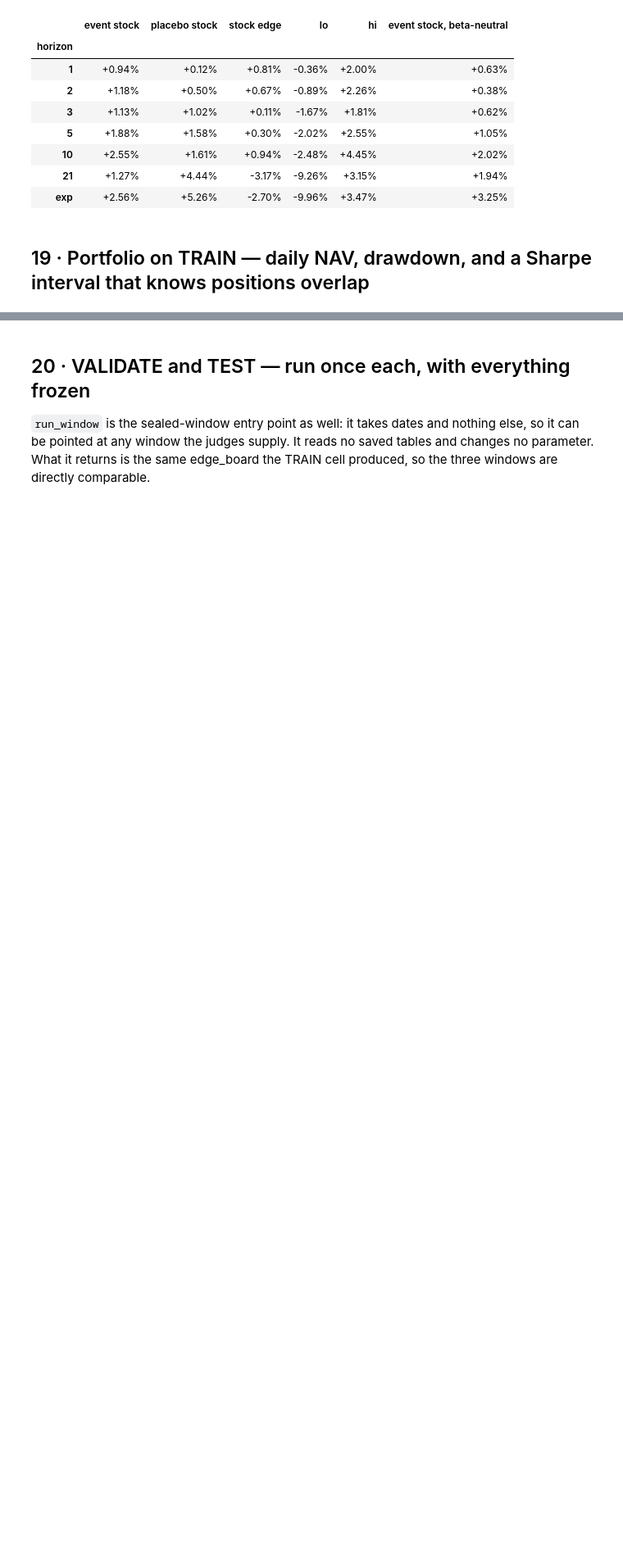
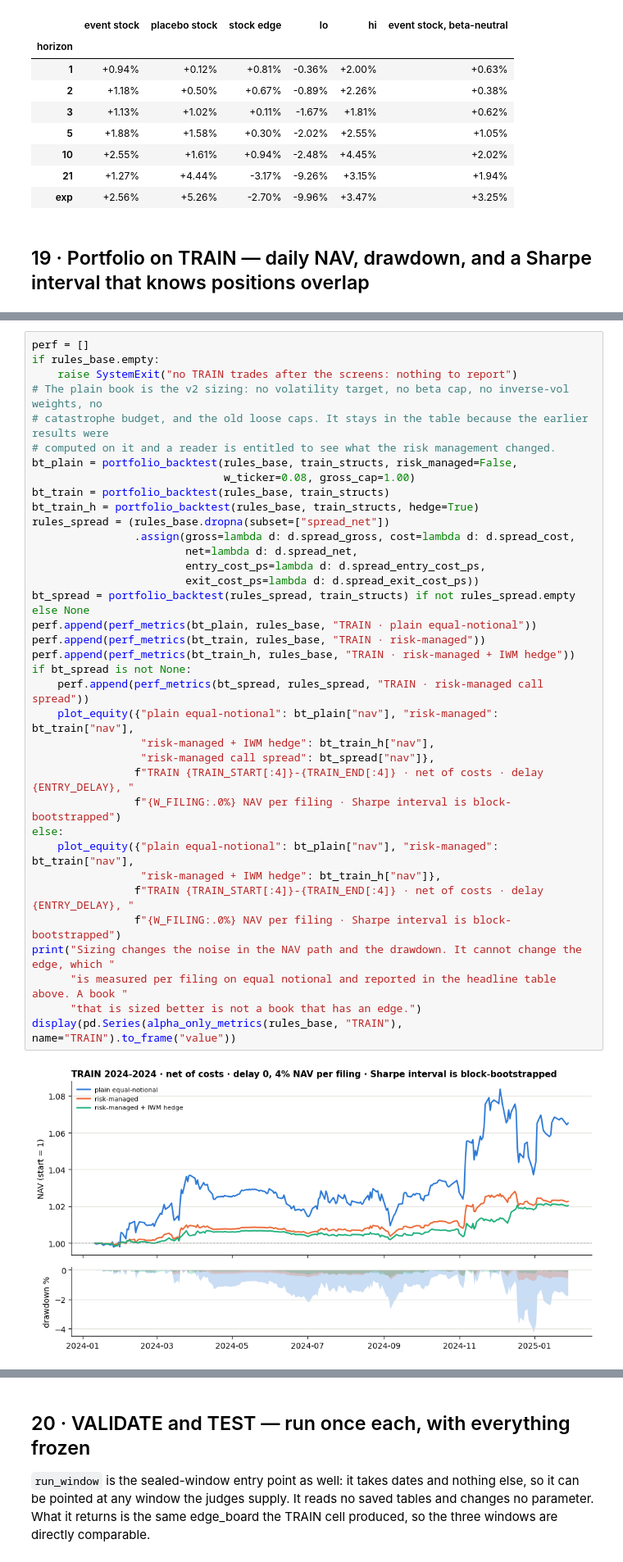
Before and after one commit to 124812/massiveandslightlypassive1, a Jupyter notebook: strategy_v2.ipynb, the cells around one changed output, grey strips where cells are left out. Shown at 82% size. Cells and saved outputs as stored; diff of their text form; blank space fills up the shorter version.

```diff
--- a/strategy_v2.ipynb
+++ b/strategy_v2.ipynb
@@ -2175,0 +2424,38 @@ display(pd.Series(alpha_only_metrics(rules_base, "TRAIN"), name="TRAIN").to_fram
+# %%
+perf = []
+if rules_base.empty:
+    raise SystemExit("no TRAIN trades after the screens: nothing to report")
+# The plain book is the v2 sizing: no volatility target, no beta cap, no inverse-vol weights, no
+# catastrophe budget, and the old loose caps. It stays in the table because the earlier results were
+# computed on it and a reader is entitled to see what the risk management changed.
+bt_plain = portfolio_backtest(rules_base, train_structs, risk_managed=False,
+                              w_ticker=0.08, gross_cap=1.00)
+bt_train = portfolio_backtest(rules_base, train_structs)
+bt_train_h = portfolio_backtest(rules_base, train_structs, hedge=True)
+rules_spread = (rules_base.dropna(subset=["spread_net"])
+                .assign(gross=lambda d: d.spread_gross, cost=lambda d: d.spread_cost,
+                        net=lambda d: d.spread_net,
+                        entry_cost_ps=lambda d: d.spread_entry_cost_ps,
+                        exit_cost_ps=lambda d: d.spread_exit_cost_ps))
+bt_spread = portfolio_backtest(rules_spread, train_structs) if not rules_spread.empty else None
+perf.append(perf_metrics(bt_plain, rules_base, "TRAIN · plain equal-notional"))
+perf.append(perf_metrics(bt_train, rules_base, "TRAIN · risk-managed"))
+perf.append(perf_metrics(bt_train_h, rules_base, "TRAIN · risk-managed + IWM hedge"))
+if bt_spread is not None:
+    perf.append(perf_metrics(bt_spread, rules_spread, "TRAIN · risk-managed call spread"))
+    plot_equity({"plain equal-notional": bt_plain["nav"], "risk-managed": bt_train["nav"],
+                 "risk-managed + IWM hedge": bt_train_h["nav"],
+                 "risk-managed call spread": bt_spread["nav"]},
+                f"TRAIN {TRAIN_START[:4]}-{TRAIN_END[:4]} · net of costs · delay {ENTRY_DELAY}, "
+                f"{W_FILING:.0%} NAV per filing · Sharpe interval is block-bootstrapped")
+else:
+    plot_equity({"plain equal-notional": bt_plain["nav"], "risk-managed": bt_train["nav"],
+                 "risk-managed + IWM hedge": bt_train_h["nav"]},
+                f"TRAIN {TRAIN_START[:4]}-{TRAIN_END[:4]} · net of costs · delay {ENTRY_DELAY}, "
+                f"{W_FILING:.0%} NAV per filing · Sharpe interval is block-bootstrapped")
+print("Sizing changes the noise in the NAV path and the drawdown. It cannot change the edge, which "
+      "is measured per filing on equal notional and reported in the headline table above. A book "
+      "that is sized better is not a book that has an edge.")
+display(pd.Series(alpha_only_metrics(rules_base, "TRAIN"), name="TRAIN").to_frame("value"))
+# %% [output]
+[figure, added]
```
Also changed, not shown: parts of 20 cells of this notebook, 1 other file.
